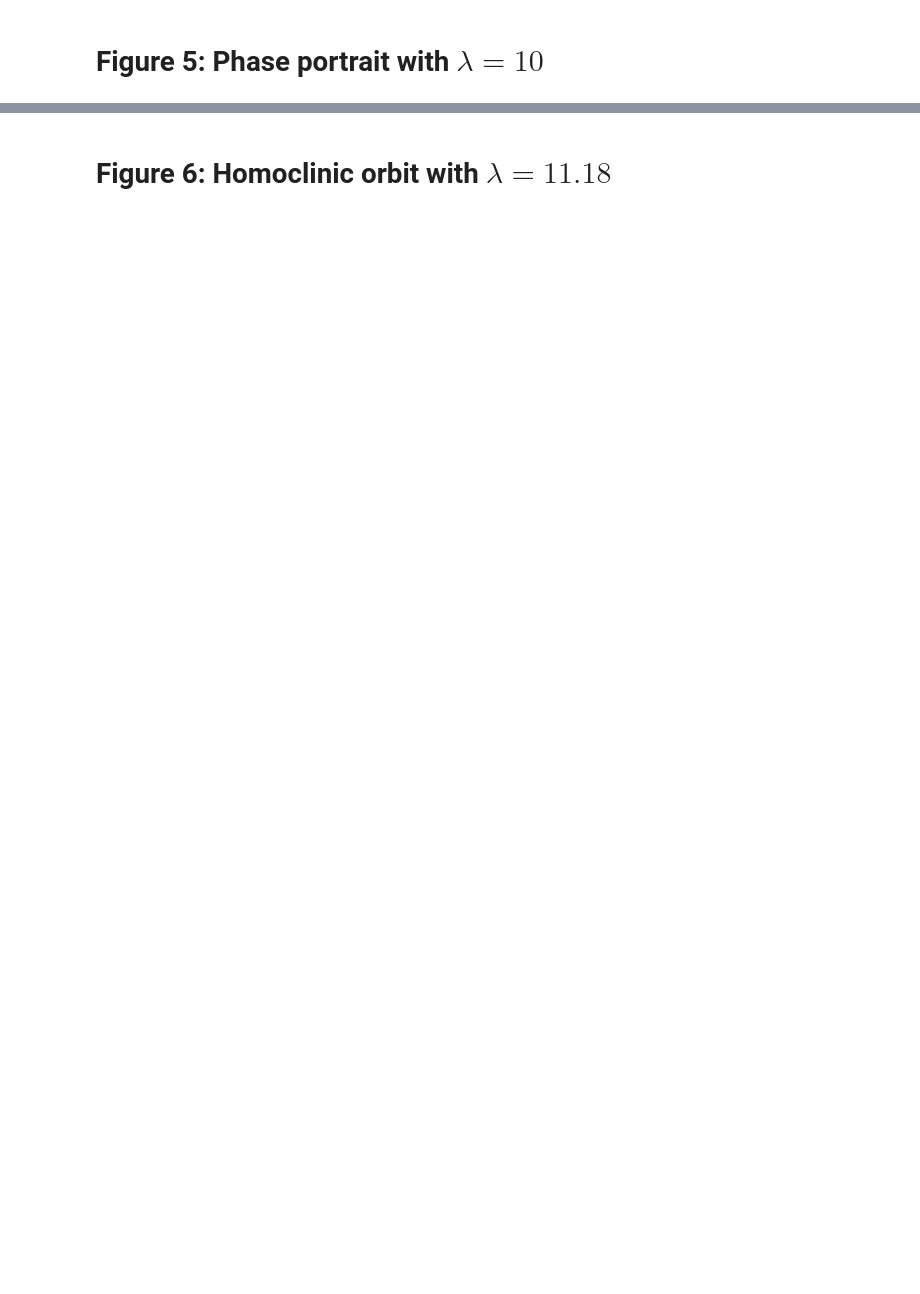
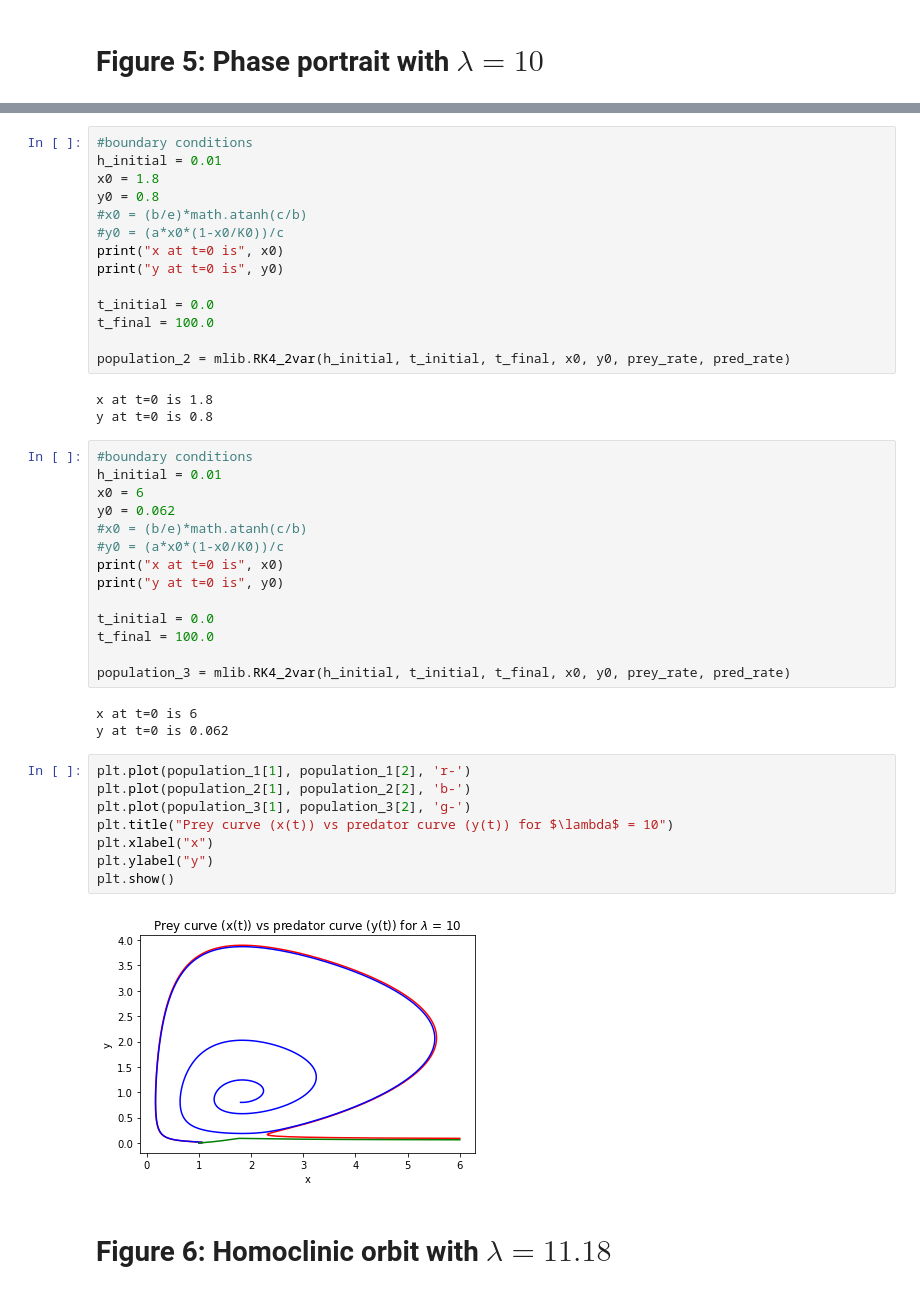
Before and after one commit to ratuldas6/Prey_Predator_Models, a Jupyter notebook: sanchezpalencia2021/test.ipynb, the cells around one changed output, grey strips where cells are left out. Drawn from its saved outputs; the diff is of its cells as text; blank space fills up the shorter version.

```diff
--- a/sanchezpalencia2021/test.ipynb
+++ b/sanchezpalencia2021/test.ipynb
@@ -944,2 +743,46 @@ plt.show()
+# %%
+#boundary conditions
+h_initial = 0.01
+x0 = 1.8
+y0 = 0.8
+#x0 = (b/e)*math.atanh(c/b)
+#y0 = (a*x0*(1-x0/K0))/c
+print("x at t=0 is", x0)
+print("y at t=0 is", y0)
+
+t_initial = 0.0
+t_final = 100.0
+
+population_2 = mlib.RK4_2var(h_initial, t_initial, t_final, x0, y0, prey_rate, pred_rate)
+# %% [output]
+x at t=0 is 1.8
+y at t=0 is 0.8
+# %%
+#boundary conditions
+h_initial = 0.01
+x0 = 6
+y0 = 0.062
+#x0 = (b/e)*math.atanh(c/b)
+#y0 = (a*x0*(1-x0/K0))/c
+print("x at t=0 is", x0)
+print("y at t=0 is", y0)
+
+t_initial = 0.0
+t_final = 100.0
+
+population_3 = mlib.RK4_2var(h_initial, t_initial, t_final, x0, y0, prey_rate, pred_rate)
+# %% [output]
+x at t=0 is 6
+y at t=0 is 0.062
+# %%
+plt.plot(population_1[1], population_1[2], 'r-')
+plt.plot(population_2[1], population_2[2], 'b-')
+plt.plot(population_3[1], population_3[2], 'g-')
+plt.title("Prey curve (x(t)) vs predator curve (y(t)) for $\lambda$ = 10")
+plt.xlabel("x")
+plt.ylabel("y")
+plt.show()
+# %% [output]
+[figure, added]
 # %% [markdown]
 # **Figure 6**: Homoclinic orbit with $\lambda = 11.18$
```
Also changed, not shown: parts of 60 cells of this notebook, 1 other file.
